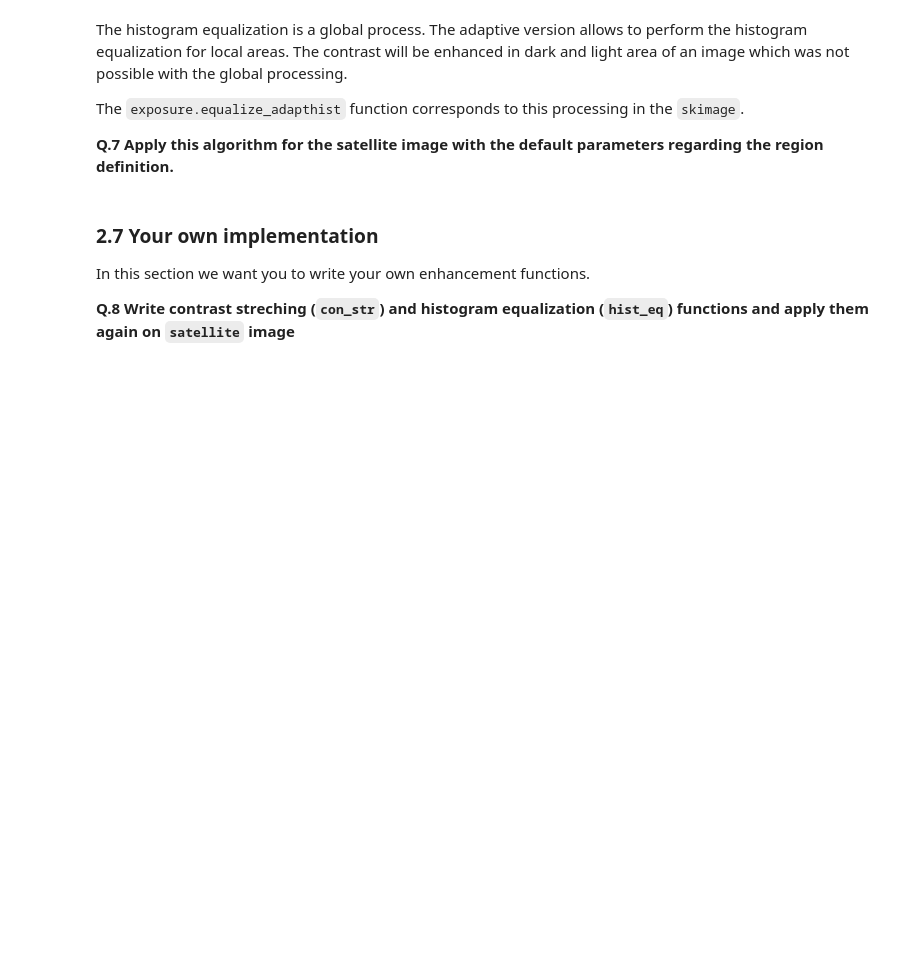
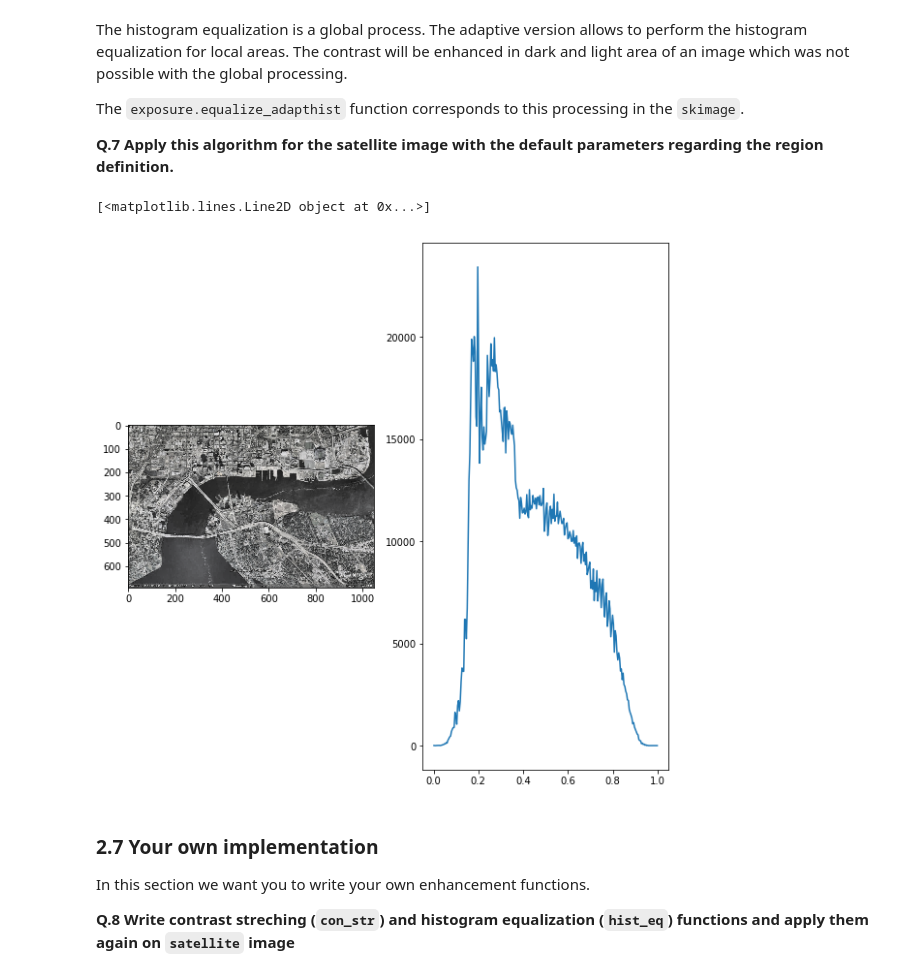
Before and after one commit to amjadkhan9686/B31XB-IIP-TP-1718, a Jupyter notebook: 2-image-enhancement/2-enhancement.ipynb, the cells around one changed output. Drawn from its saved outputs; the diff is of its cells as text; code cells hidden in the pictures; blank space fills up the shorter version.

```diff
--- a/2-image-enhancement/2-enhancement.ipynb
+++ b/2-image-enhancement/2-enhancement.ipynb
@@ -224,6 +278,17 @@ The histogram equalization is a global process. The adaptive version allows to p
 The `exposure.equalize_adapthist` function corresponds to this processing in the `skimage`.
 
 **Q.7 Apply this algorithm for the satellite image with the default parameters regarding the region definition.**
+# %%
+fig, axes = plt.subplots(nrows=1, ncols=2, figsize=(10, 10))
+ax0, ax1 = axes.ravel()
+#Adaptive Histogram Equalization for Image Enhancement
+sat_enhanced_hist = exposure.equalize_adapthist(sat_float_im)
+exp_bins, cent_exp = exposure.histogram(sat_enhanced_hist,256)
+ax0.imshow(sat_enhanced_hist)
+ax1.plot(cent_exp,exp_bins)
+# %% [output]
+[<matplotlib.lines.Line2D object at 0x...>]
+[figure, added]
 # %% [markdown]
 ### 2.7 Your own implementation
 In this section we want you to write your own enhancement functions.
```
Also changed, not shown: parts of 8 cells of this notebook, 2 other files.
